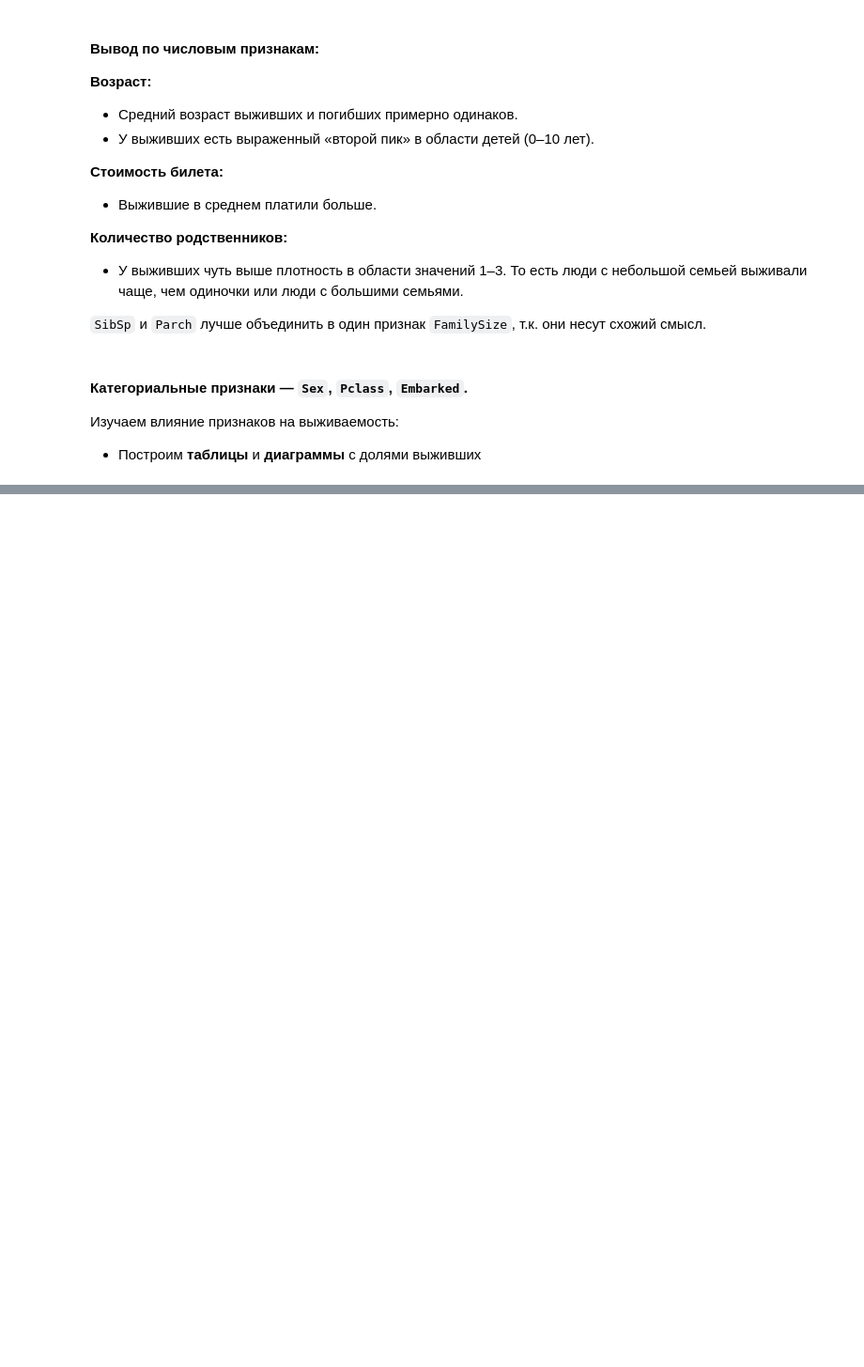
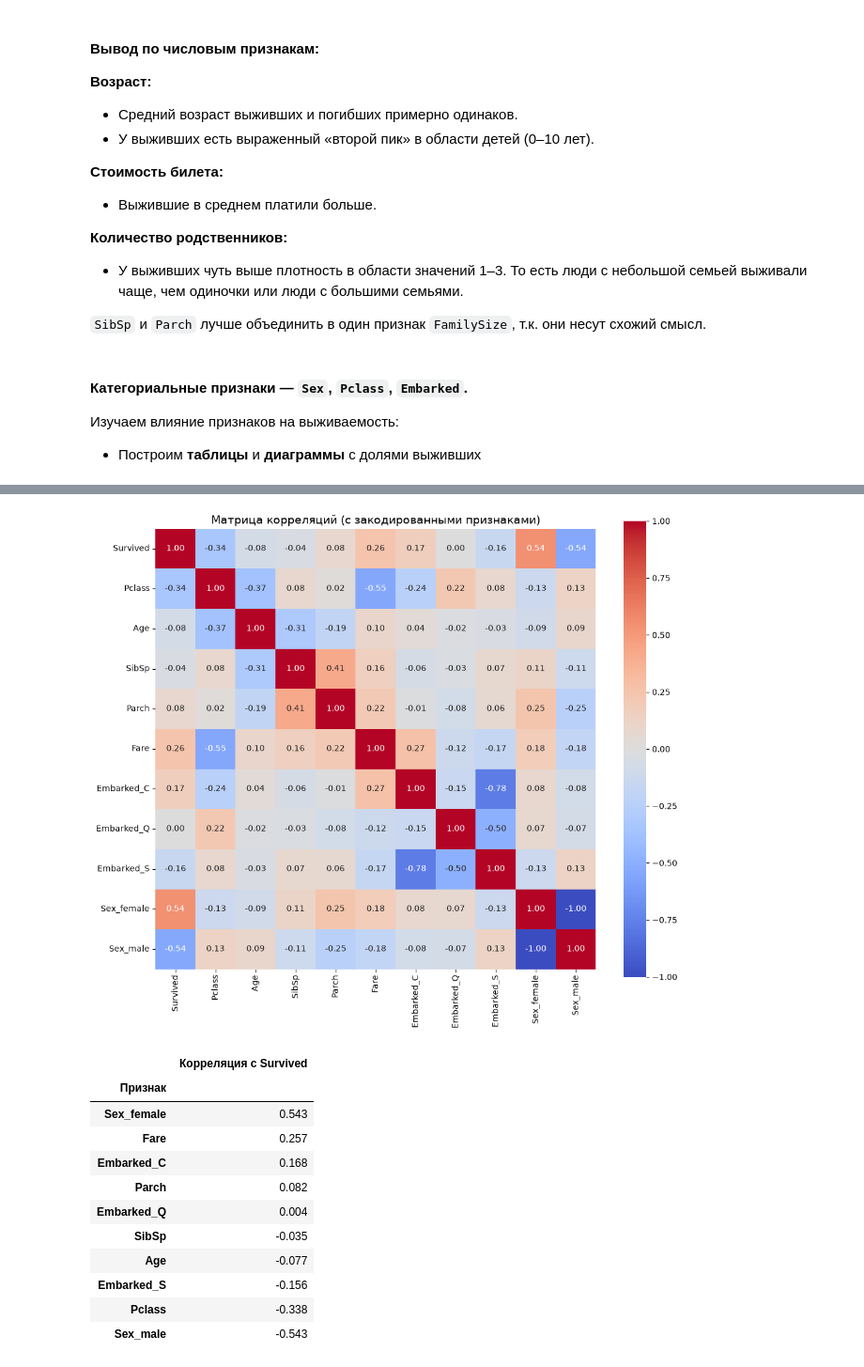
Before and after one commit to Ak1-AleX/Titanic-ML, a Jupyter notebook: titanic.ipynb, the cells around one changed output, grey strips where cells are left out. Shown at 94% size. Drawn from its saved outputs; the diff is of its cells as text; code cells hidden in the pictures; blank space fills up the shorter version.

```diff
--- a/titanic.ipynb
+++ b/titanic.ipynb
@@ -523,0 +400,41 @@ plt.show()
+# %%
+# создаем копию для анализа
+df_corr = df.copy()
+
+# удаляем ID
+df_corr = df_corr.drop(columns=['PassengerId'])
+
+# кодируем Embarked и Sex (One-Hot Encoding)
+df_corr = pd.get_dummies(df_corr, columns=['Embarked', 'Sex'])
+
+# cчитаем корреляцию только для числовых столбцов
+corr_matrix = df_corr.select_dtypes(include=['int64', 'float64', 'bool']).corr()
+
+# cтроим тепловую карту
+plt.figure(figsize=(12, 10))
+sns.heatmap(corr_matrix, annot=True, fmt='.2f', cmap='coolwarm', vmin=-1, vmax=1, square=True)
+plt.title('Матрица корреляций (с закодированными признаками)', fontsize=14)
+plt.show()
+
+# выводим корреляции с целевой переменной в виде таблицы
+survived_corr = corr_matrix['Survived'].drop('Survived').sort_values(ascending=False)
+corr_df = pd.DataFrame({
+    'Признак': survived_corr.index,
+    'Корреляция с Survived': survived_corr.values.round(3)
+}).set_index('Признак')
+
+display(corr_df)
+# %% [output]
+[figure, added]
+|  | Корреляция с Survived |
+| Признак |  |
+| Sex_female | 0.543 |
+| Fare | 0.257 |
+| Embarked_C | 0.168 |
+| Parch | 0.082 |
+| Embarked_Q | 0.004 |
+| SibSp | -0.035 |
+| Age | -0.077 |
+| Embarked_S | -0.156 |
+| Pclass | -0.338 |
+| Sex_male | -0.543 |
```
Also changed, not shown: parts of 18 cells of this notebook.
